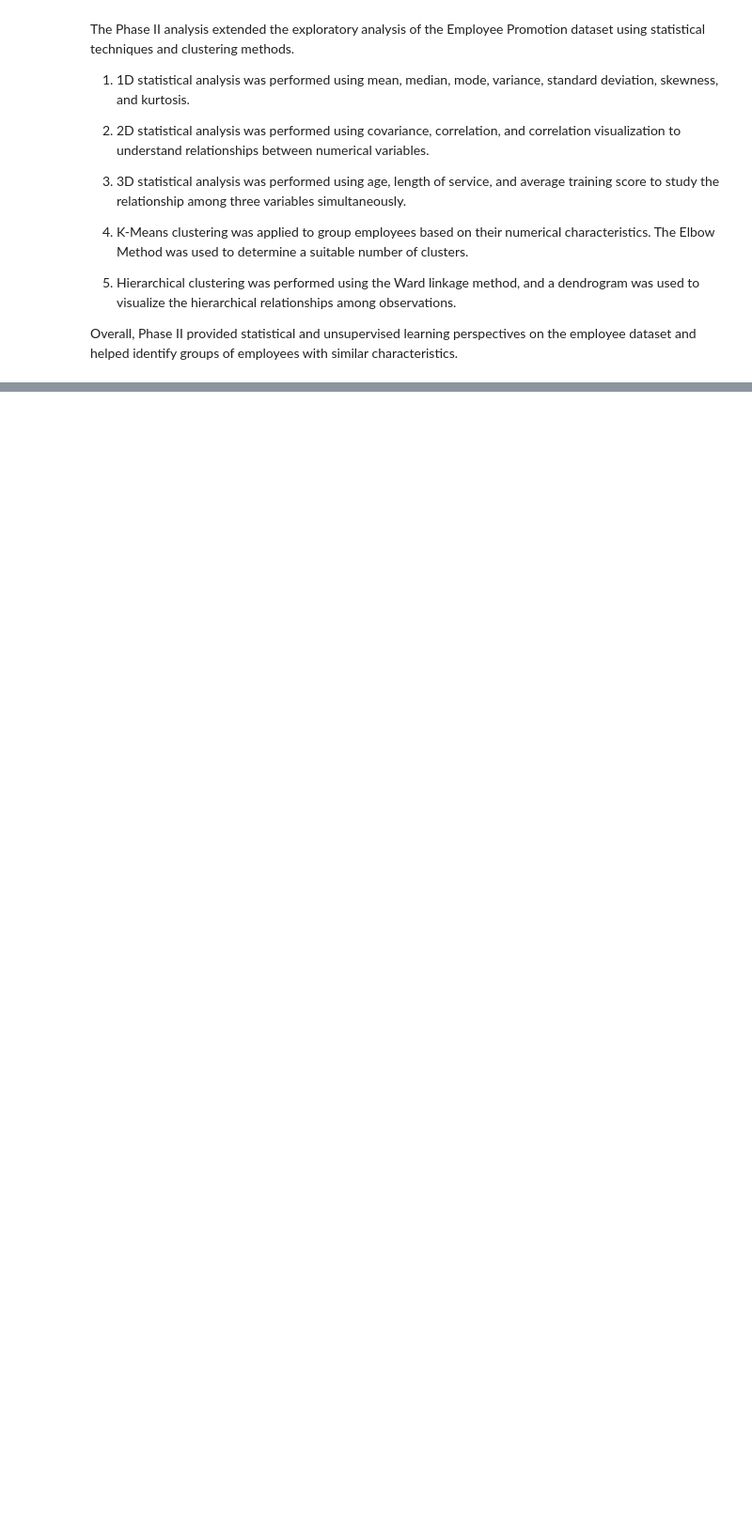
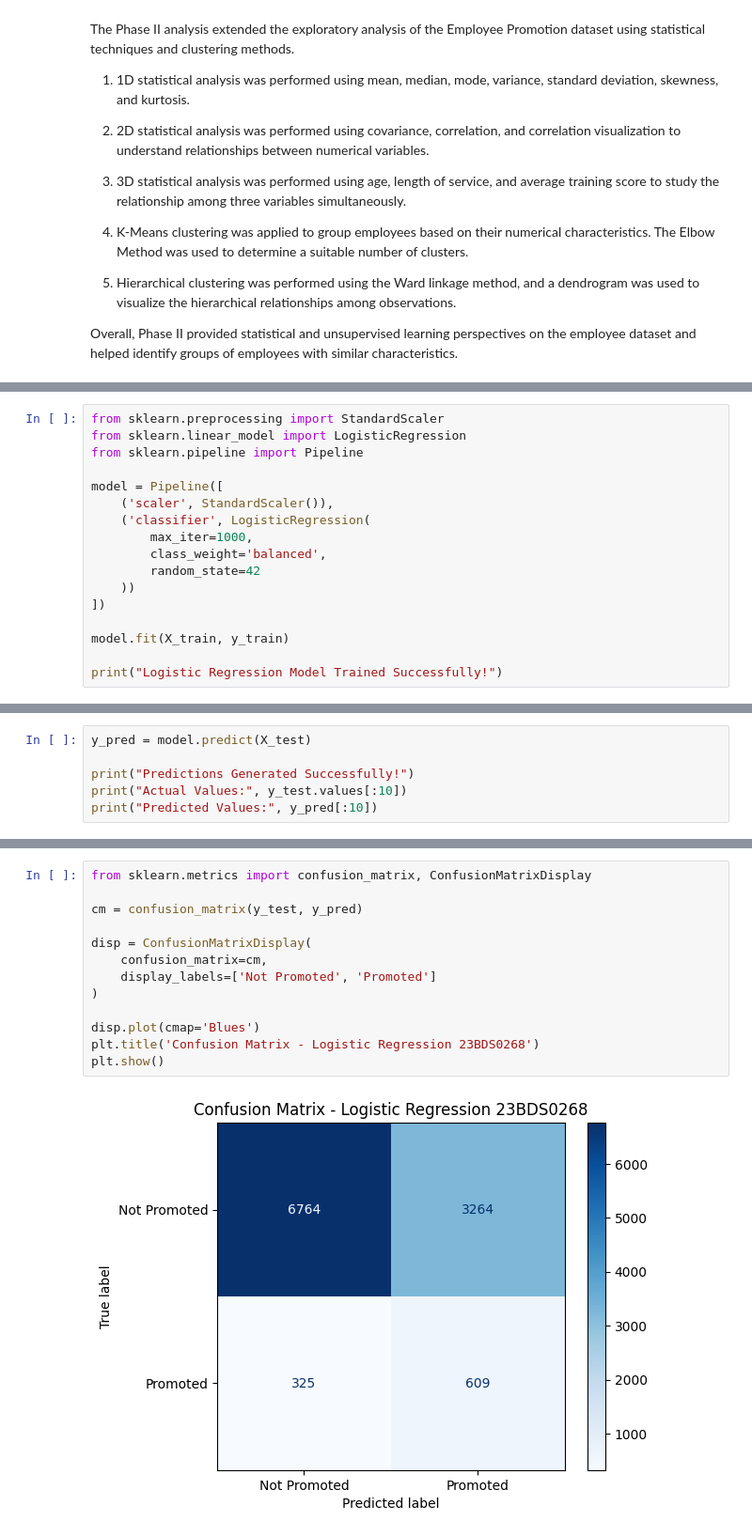
Before and after one commit to cutsav61-ux/Utsav-Chauhan, a Jupyter notebook: 23BDS0268.ipynb, the cells around one changed output, grey strips where cells are left out. Shown at 94% size. Drawn from its saved outputs; the diff is of its cells as text; blank space fills up the shorter version.

```diff
--- a/23BDS0268.ipynb
+++ b/23BDS0268.ipynb
@@ -864,0 +1133,17 @@ Overall, Phase II provided statistical and unsupervised learning perspectives on
+# %%
+from sklearn.preprocessing import StandardScaler
+from sklearn.linear_model import LogisticRegression
+from sklearn.pipeline import Pipeline
+
+model = Pipeline([
+    ('scaler', StandardScaler()),
+    ('classifier', LogisticRegression(
+        max_iter=1000,
+        class_weight='balanced',
+        random_state=42
+    ))
+])
+
+model.fit(X_train, y_train)
+
+print("Logistic Regression Model Trained Successfully!")
@@ -864,0 +1154,6 @@ Overall, Phase II provided statistical and unsupervised learning perspectives on
+# %%
+y_pred = model.predict(X_test)
+
+print("Predictions Generated Successfully!")
+print("Actual Values:", y_test.values[:10])
+print("Predicted Values:", y_pred[:10])
@@ -864,0 +1176,15 @@ Overall, Phase II provided statistical and unsupervised learning perspectives on
+# %%
+from sklearn.metrics import confusion_matrix, ConfusionMatrixDisplay
+
+cm = confusion_matrix(y_test, y_pred)
+
+disp = ConfusionMatrixDisplay(
+    confusion_matrix=cm,
+    display_labels=['Not Promoted', 'Promoted']
+)
+
+disp.plot(cmap='Blues')
+plt.title('Confusion Matrix - Logistic Regression 23BDS0268')
+plt.show()
+# %% [output]
+[figure, added]
```
Also changed, not shown: parts of 37 cells of this notebook.
